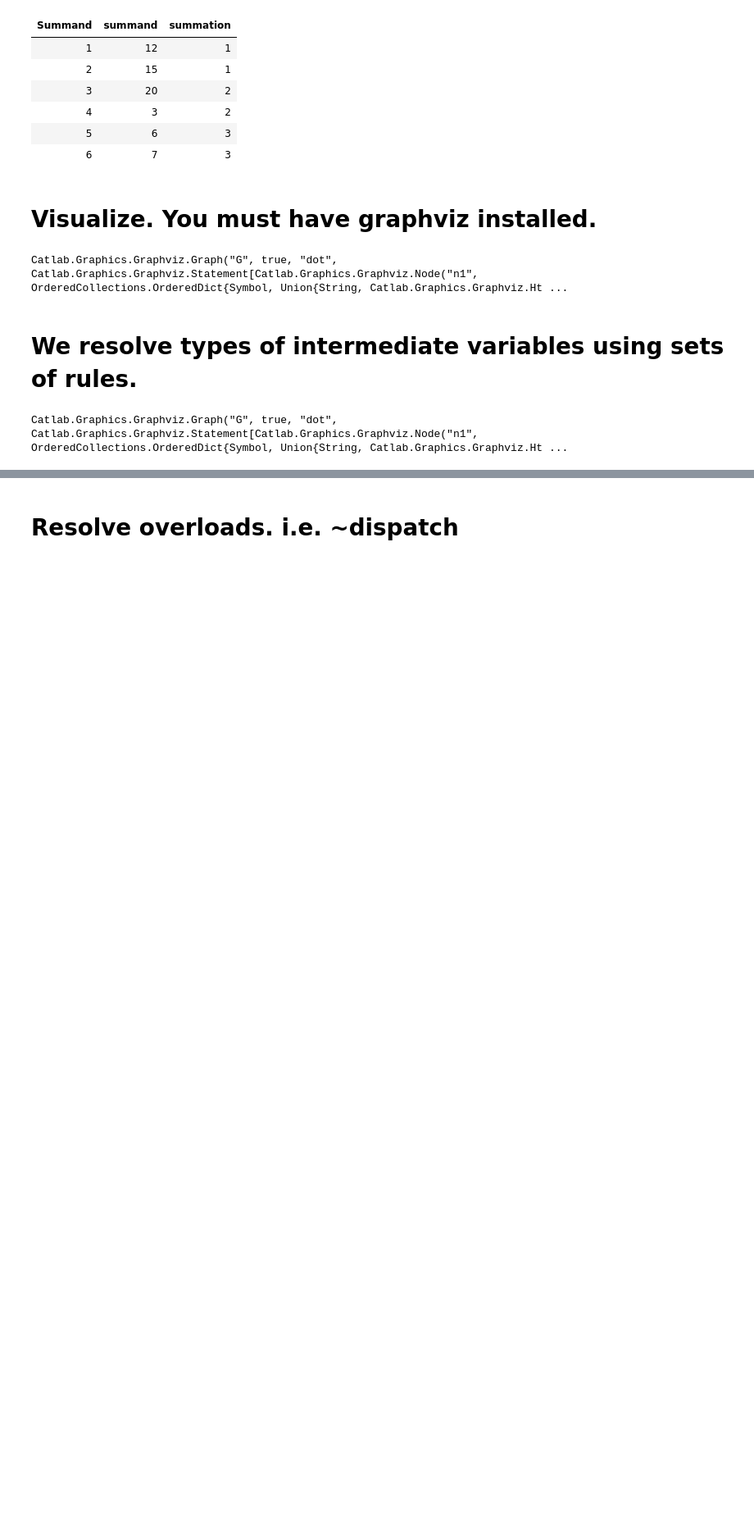
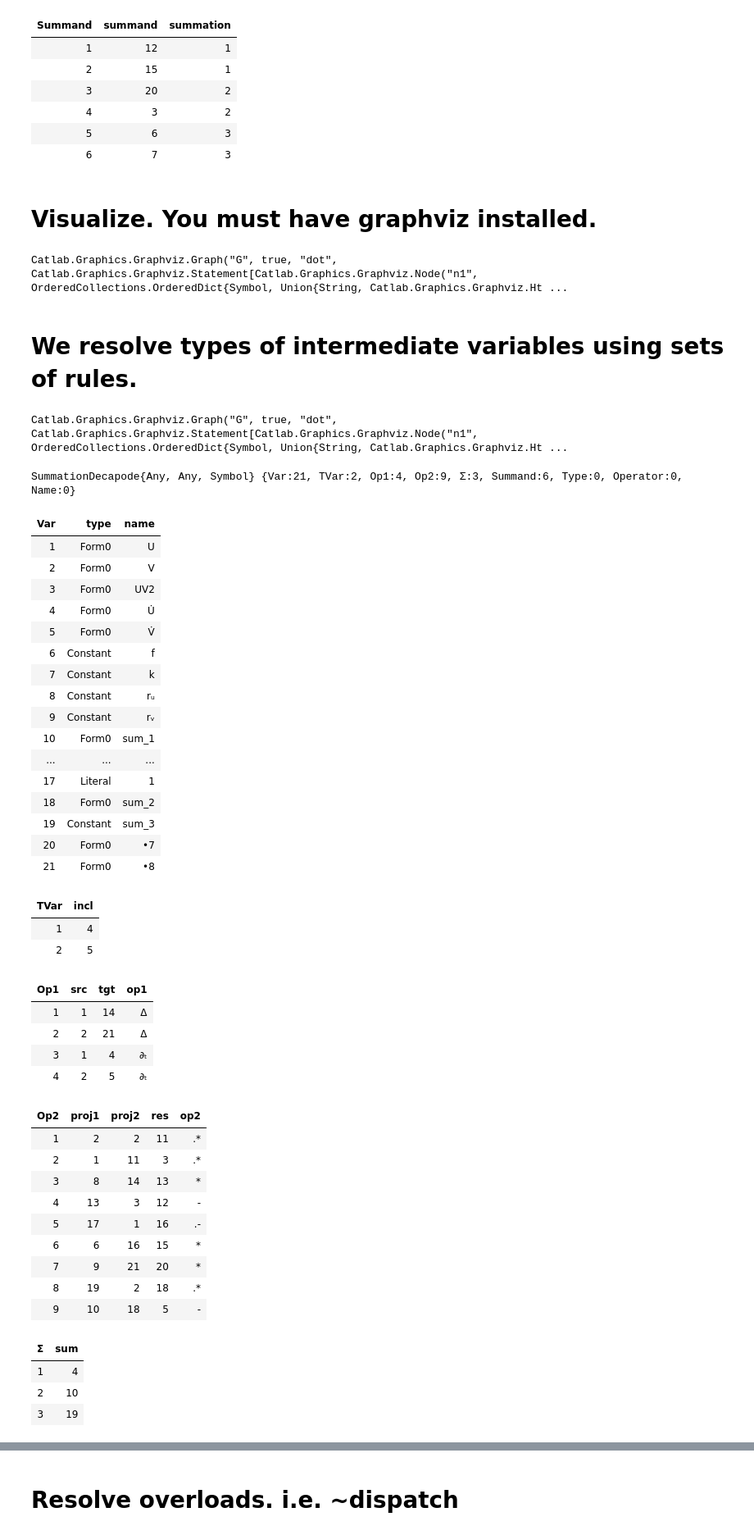
Before and after one commit to ciemss/Decapodes.jl, a Jupyter notebook: examples/chemistry/gray_scott.ipynb, the cells around one changed output, grey strips where cells are left out. Shown: that part at 82% size. Cells and saved outputs as stored; diff of their text form; code cells hidden in the pictures; blank space fills up the shorter version.

Commit message:
gray scott notebook

```diff
--- a/examples/chemistry/gray_scott.ipynb
+++ b/examples/chemistry/gray_scott.ipynb
@@ -101,3 +102,46 @@ infer_types!(GrayScott)
 to_graphviz(GrayScott)
 # %% [output]
 Catlab.Graphics.Graphviz.Graph("G", true, "dot", Catlab.Graphics.Graphviz.Statement[Catlab.Graphics.Graphviz.Node("n1", OrderedCollections.OrderedDict{Symbol, Union{String, Catlab.Graphics.Graphviz.Ht ...
+# %%
+GrayScott
+# %% [output]
+SummationDecapode{Any, Any, Symbol} {Var:21, TVar:2, Op1:4, Op2:9, Σ:3, Summand:6, Type:0, Operator:0, Name:0}
+| Var | type | name |
+| 1 | Form0 | U |
+| 2 | Form0 | V |
+| 3 | Form0 | UV2 |
+| 4 | Form0 | U̇ |
+| 5 | Form0 | V̇ |
+| 6 | Constant | f |
+| 7 | Constant | k |
+| 8 | Constant | rᵤ |
+| 9 | Constant | rᵥ |
+| 10 | Form0 | sum_1 |
+| ... | ... | ... |
+| 17 | Literal | 1 |
+| 18 | Form0 | sum_2 |
+| 19 | Constant | sum_3 |
+| 20 | Form0 | •7 |
+| 21 | Form0 | •8 |
+| TVar | incl |
+| 1 | 4 |
+| 2 | 5 |
+| Op1 | src | tgt | op1 |
+| 1 | 1 | 14 | Δ |
+| 2 | 2 | 21 | Δ |
+| 3 | 1 | 4 | ∂ₜ |
+| 4 | 2 | 5 | ∂ₜ |
+| Op2 | proj1 | proj2 | res | op2 |
+| 1 | 2 | 2 | 11 | .* |
+| 2 | 1 | 11 | 3 | .* |
+| 3 | 8 | 14 | 13 | * |
+| 4 | 13 | 3 | 12 | - |
+| 5 | 17 | 1 | 16 | .- |
+| 6 | 6 | 16 | 15 | * |
+| 7 | 9 | 21 | 20 | * |
+| 8 | 19 | 2 | 18 | .* |
+| 9 | 10 | 18 | 5 | - |
+| Σ | sum |
+| 1 | 4 |
+| 2 | 10 |
+| 3 | 19 |
```
Also changed, not shown: parts of 12 cells of this notebook, 1 other file.
